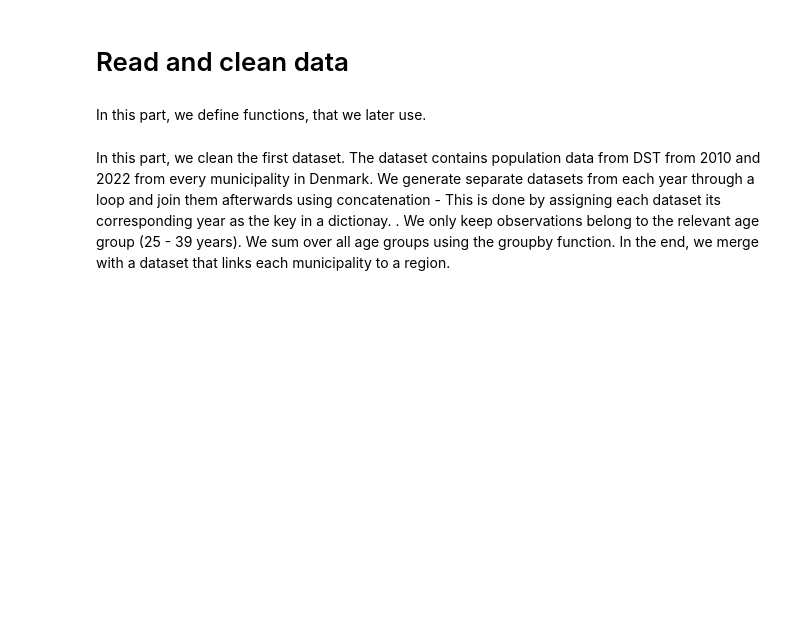
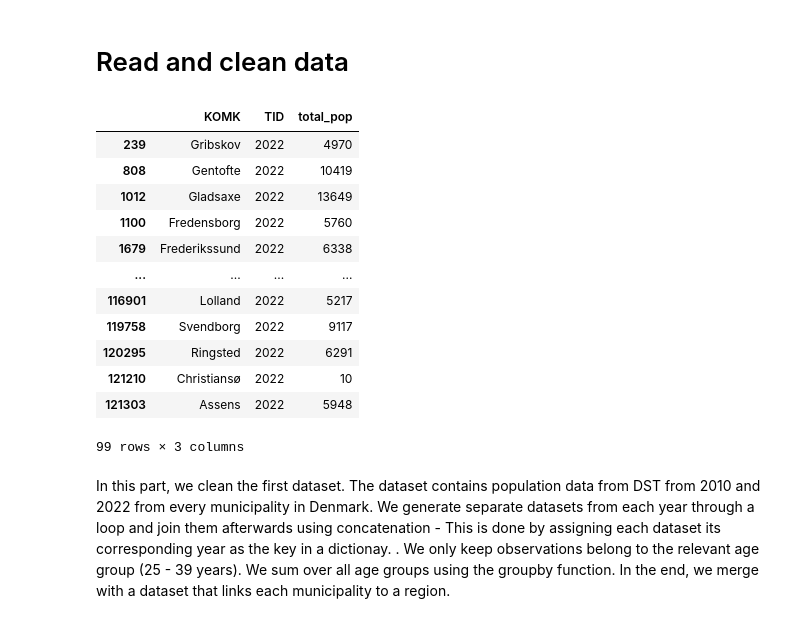
Before and after one commit to NumEconCopenhagen/projects-2023-iim, a Jupyter notebook: dataproject/dataproject.ipynb, the cells around one changed output. Saved outputs shown, nothing was run; the diff lists cells and outputs as text; code cells hidden in the pictures; blank space fills up the shorter version.

```diff
--- a/dataproject/dataproject.ipynb
+++ b/dataproject/dataproject.ipynb
@@ -38,8 +38,57 @@ Requirement already satisfied: six>=1.5 in /Users/apple/opt/anaconda3/lib/python
 Note: you may need to restart the kernel to use updated packages.
 # %% [markdown]
 # Read and clean data
-# %% [markdown]
-In this part, we define functions, that we later use.
+# %%
+#Defining a function to extract data from DST
+def get_data(table, variables_list):
+    Dst = pydst.Dst(lang='en') # setup data loader with the langauge 'english'
+
+    plt.rcParams.update({"axes.grid":True,"grid.color":"black","grid.alpha":"0.25","grid.linestyle":"--"})
+    plt.rcParams.update({'font.size': 14})
+    tables = Dst.get_tables(subjects=['2'])
+    #
+    Dst = pydst.Dst(lang='en')
+    Dst.get_subjects()
+    tables = Dst.get_tables(subjects=['4'])
+    tables[tables.id == table]
+    indk_vars = Dst.get_variables(table_id=table)
+    #
+    variables = variables_list
+    df = Dst.get_data(table_id = table, variables=variables)
+    return df
+
+#Defining a function to convert a string to float by first removing part of string
+def string_to_float(variabel, strip_string):
+    string = variabel.map(lambda x: x.rstrip(strip_string))
+    float = string.astype('float64')
+    return float
+
+
+#Defining a function to drop certain observations
+def drop_obs(df, column, value, equality = "not_equal"):
+    if equality == "not_equal":
+        not_dropped = df.drop(df[df[column] != value].index, inplace = True)
+    return not_dropped
+
+#Defining a function to drop variables/columns
+def drop_variables(df, columns):
+    not_dropped = df.drop(columns=columns, inplace = True)
+    return not_dropped
+df
+# %% [output]
+|  | KOMK | TID | total_pop |
+| 239 | Gribskov | 2022 | 4970 |
+| 808 | Gentofte | 2022 | 10419 |
+| 1012 | Gladsaxe | 2022 | 13649 |
+| 1100 | Fredensborg | 2022 | 5760 |
+| 1679 | Frederikssund | 2022 | 6338 |
+| ... | ... | ... | ... |
+| 116901 | Lolland | 2022 | 5217 |
+| 119758 | Svendborg | 2022 | 9117 |
+| 120295 | Ringsted | 2022 | 6291 |
+| 121210 | Christiansø | 2022 | 10 |
+| 121303 | Assens | 2022 | 5948 |
+99 rows × 3 columns
 # %% [markdown]
 In this part, we clean the first dataset. The dataset contains population data from DST from 2010 and 2022 from every municipality in Denmark. We generate separate datasets from each year through a loop and join them afterwards using concatenation - This is done by assigning each dataset its corresponding year as the key in a dictionay.
 . We only keep observations belong to the relevant age group (25 - 39 years). We sum over all age groups using the groupby function. In the end, we merge with a dataset that links each municipality to a region.
```
